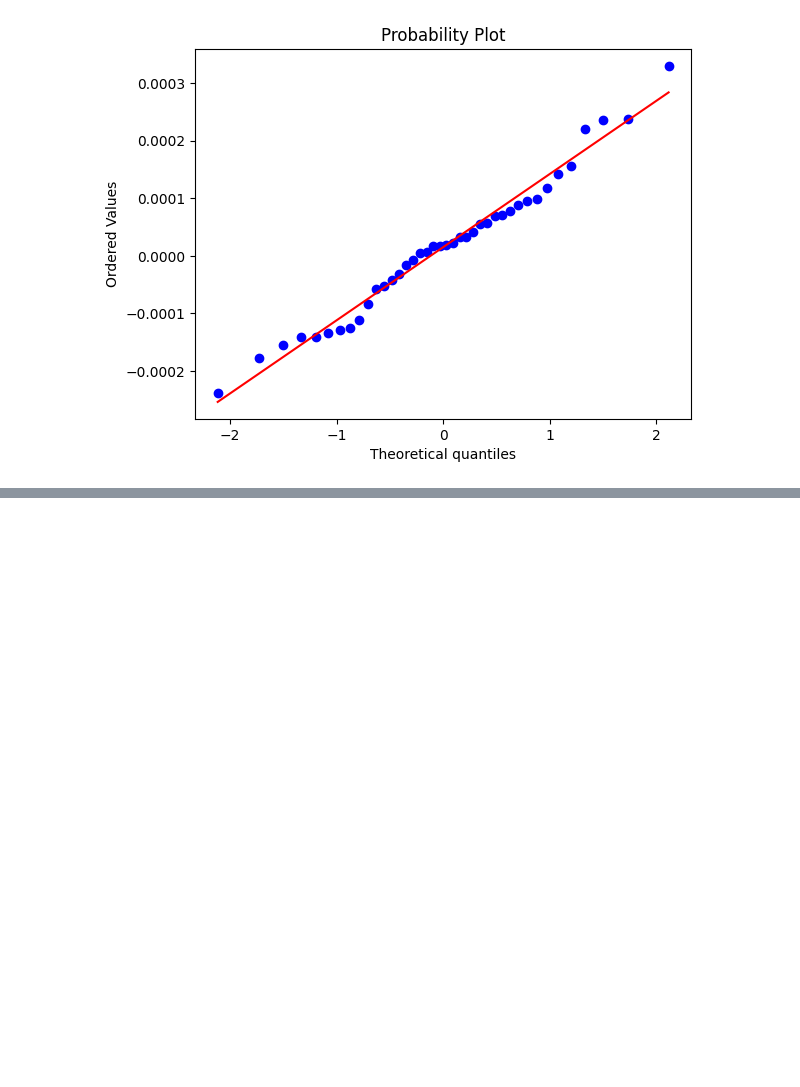
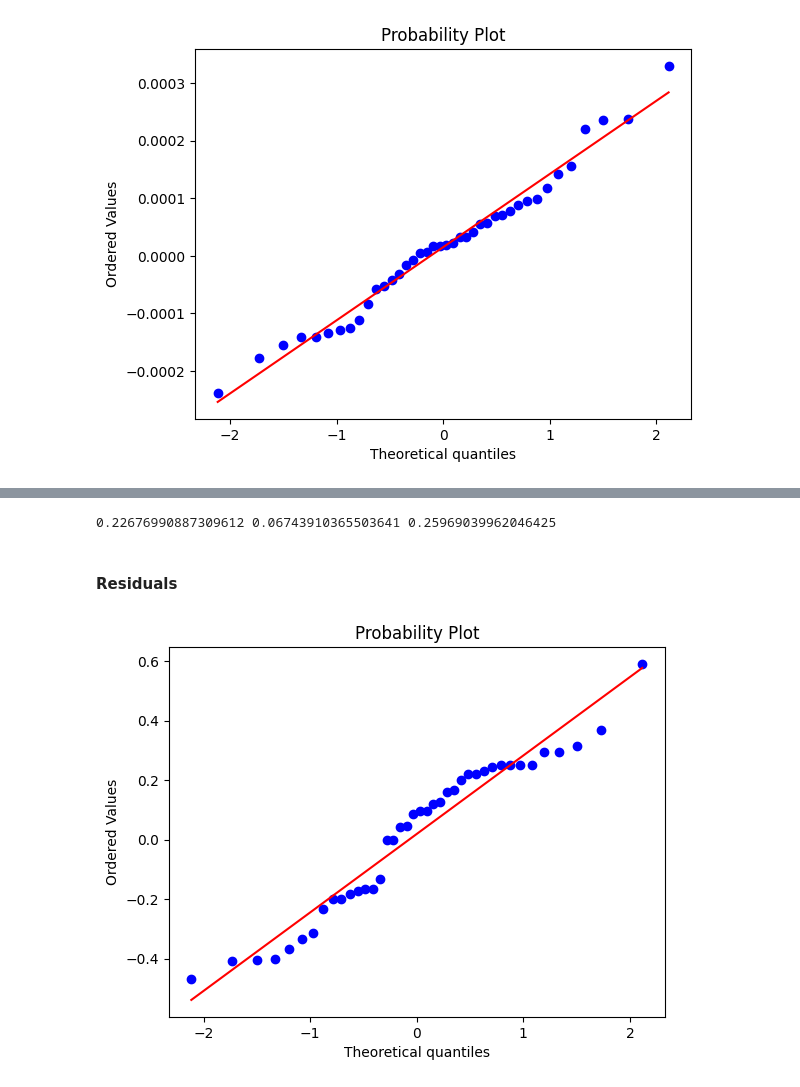
Before and after one commit to marta-glanowska/data-science, a Jupyter notebook: Projects/Regression/Regression_cuisine_rating.ipynb, the cells around one changed output, grey strips where cells are left out. Drawn from its saved outputs; the diff is of its cells as text; code cells hidden in the pictures; blank space fills up the shorter version.

Commit message:
AdaBoostRegressor model added

```diff
--- a/Projects/Regression/Regression_cuisine_rating.ipynb
+++ b/Projects/Regression/Regression_cuisine_rating.ipynb
@@ -177,0 +192,4 @@ _ = sp.stats.probplot(test_residuals, plot=ax)
+# %%
+grid_model = GridSearchCV(adaboost_model, param_grid)
+# %%
+grid_model.fit(X_train,y_train)
@@ -177,0 +206,2 @@ _ = sp.stats.probplot(test_residuals, plot=ax)
+# %%
+y_pred = grid_model.predict(X_test)
@@ -177,0 +212,14 @@ _ = sp.stats.probplot(test_residuals, plot=ax)
+# %%
+print(MAE, MSE, RMSE)
+# %% [output]
+0.22676990887309612 0.06743910365503641 0.25969039962046425
+# %% [markdown]
+#### Residuals
+# %%
+test_residuals = y_test - y_pred
+# %%
+import scipy as sp
+fig, ax = plt.subplots()
+_ = sp.stats.probplot(test_residuals, plot=ax)
+# %% [output]
+[figure, added]
```
Also changed, not shown: parts of 9 cells of this notebook.
